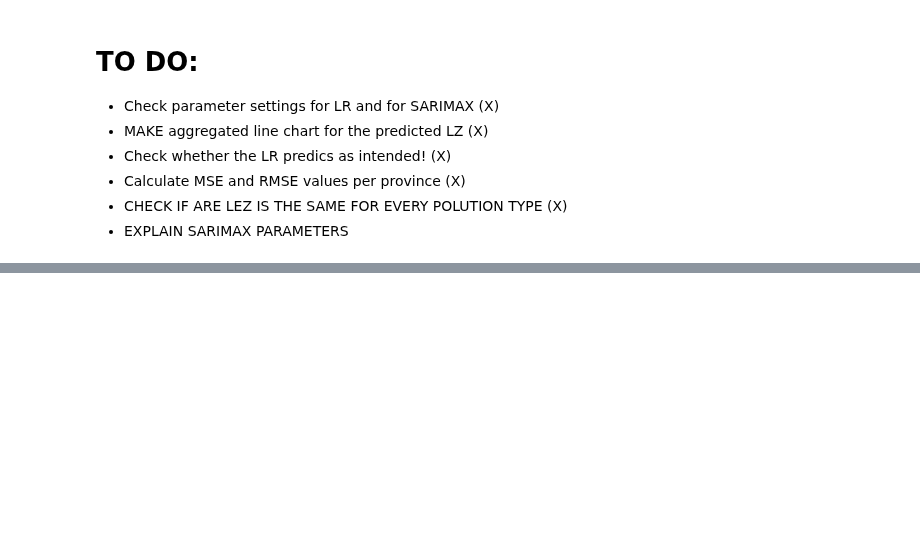
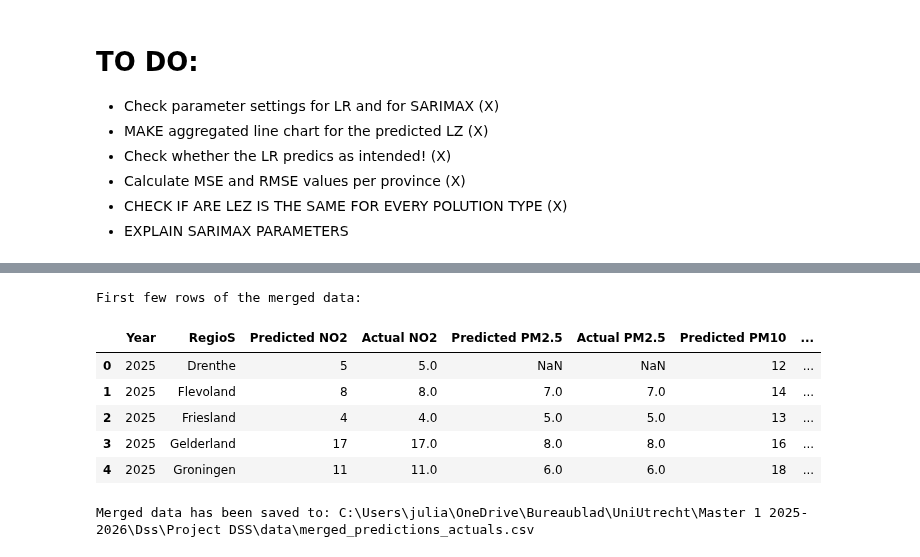
Before and after one commit to R-Zaid/DSS-project, a Jupyter notebook: main/Prediction/Prediction SARIMAX and LEZ LR.ipynb, the cells around one changed output, grey strips where cells are left out. Drawn from its saved outputs; the diff is of its cells as text; code cells hidden in the pictures; blank space fills up the shorter version.

```diff
--- a/main/Prediction/Prediction SARIMAX and LEZ LR.ipynb
+++ b/main/Prediction/Prediction SARIMAX and LEZ LR.ipynb
@@ -1401,0 +1481,17 @@ X does not have valid feature names, but LinearRegression was fitted with featur
+# %%
+# Read the predictions data
+predictions_files = {
+    'NO2': r'C:\Users\julia\OneDrive\Bureaublad\UniUtrecht\Master 1 2025-2026\Dss\Project DSS\data\PredictedData\predicted_NO2values_yearly_2025_2031.csv',
+    'PM10': r'C:\Users\julia\OneDrive\Bureaublad\UniUtrecht\Master 1 2025-2026\Dss\Project DSS\data\PredictedData\predicted_PM10values_yearly_2025_2031.csv',
+    'PM25': r'C:\Users\julia\OneDrive\Bureaublad\UniUtrecht\Master 1 2025-2026\Dss\Project DSS\data\PredictedData\predicted_PM25values_yearly_2025_2031.csv'
+}
+
+# Read each prediction file
+df_no2 = pd.read_csv(predictions_files['NO2'])
+df_pm10 = pd.read_csv(predictions_files['PM10'])
+df_pm25 = pd.read_csv(predictions_files['PM25'])
+
+# Display the structure of one of the files to see how to process it
+print("Structure of NO2 predictions:")
+print(df_no2.head())
+print("\nColumns in NO2 predictions:", df_no2.columns.tolist())
@@ -1401,0 +1508,46 @@ X does not have valid feature names, but LinearRegression was fitted with featur
+# %%
+# Rename columns to match between datasets
+df_no2 = df_no2.rename(columns={'province': 'RegioS', 'Average_predicted_NO2': 'Predicted NO2'})
+df_pm10 = df_pm10.rename(columns={'province': 'RegioS', 'Average_predicted_PM10': 'Predicted PM10'})
+df_pm25 = df_pm25.rename(columns={'province': 'RegioS', 'Average_predicted_PM25': 'Predicted PM2.5'})
+
+# Merge all prediction datasets
+predictions = df_no2.merge(df_pm10, on=['Year', 'RegioS'], how='outer')\
+                   .merge(df_pm25, on=['Year', 'RegioS'], how='outer')
+
+# Merge predictions with actual values
+merged_data = predictions.merge(yearly_averages, on=['Year', 'RegioS'], how='outer')\
+    .rename(columns={
+        'Average NO2 Value': 'Actual NO2',
+        'Average PM2.5 Value': 'Actual PM2.5',
+        'Average PM10 Value': 'Actual PM10'
+    })
+
+# Reorder columns for better readability
+column_order = [
+    'Year', 'RegioS',
+    'Predicted NO2', 'Actual NO2',
+    'Predicted PM2.5', 'Actual PM2.5',
+    'Predicted PM10', 'Actual PM10'
+]
+merged_data = merged_data[column_order]
+
+# Sort by Year and RegioS
+merged_data = merged_data.sort_values(['Year', 'RegioS'])
+
+# Save to CSV
+output_path = r'C:\Users\julia\OneDrive\Bureaublad\UniUtrecht\Master 1 2025-2026\Dss\Project DSS\data\merged_predictions_actuals.csv'
+merged_data.to_csv(output_path, index=False)
+
+print("First few rows of the merged data:")
+display(merged_data.head())
+print("\nMerged data has been saved to:", output_path)
+# %% [output]
+First few rows of the merged data:
+|  | Year | RegioS | Predicted NO2 | Actual NO2 | Predicted PM2.5 | Actual PM2.5 | Predicted PM10 | ... |
+| 0 | 2025 | Drenthe | 5 | 5.0 | NaN | NaN | 12 | ... |
+| 1 | 2025 | Flevoland | 8 | 8.0 | 7.0 | 7.0 | 14 | ... |
+| 2 | 2025 | Friesland | 4 | 4.0 | 5.0 | 5.0 | 13 | ... |
+| 3 | 2025 | Gelderland | 17 | 17.0 | 8.0 | 8.0 | 16 | ... |
+| 4 | 2025 | Groningen | 11 | 11.0 | 6.0 | 6.0 | 18 | ... |
+Merged data has been saved to: C:\Users\julia\OneDrive\Bureaublad\UniUtrecht\Master 1 2025-2026\Dss\Project DSS\data\merged_predictions_actuals.csv
```
Also changed, not shown: parts of 11 cells of this notebook, 9 other files.
